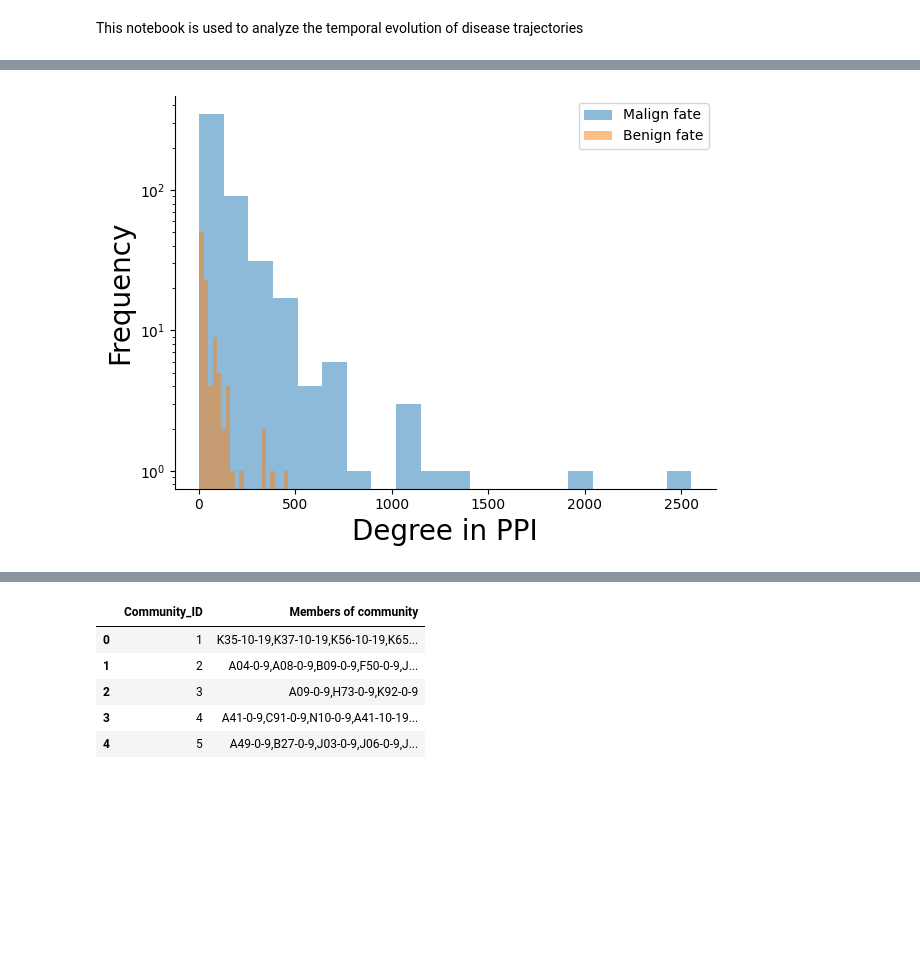
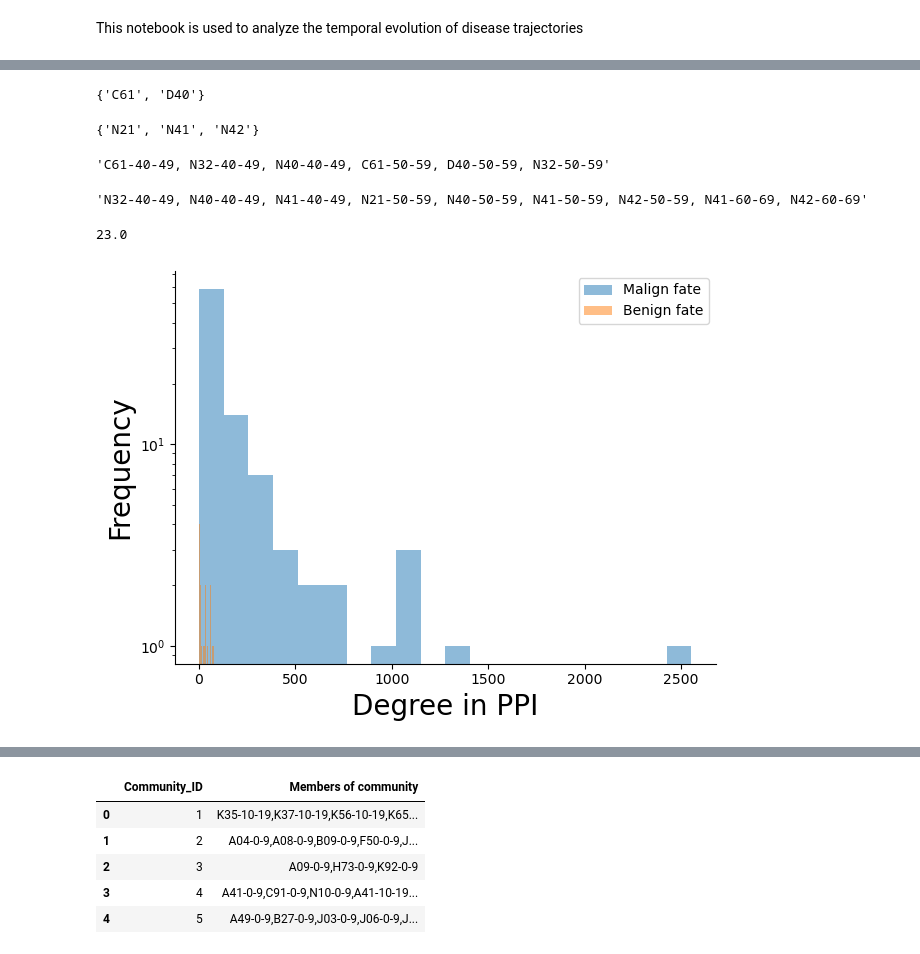
Before and after one commit to superlsd/GenEpi, a Jupyter notebook: Genepi_07_TemporalEvolution.ipynb, the cells around one changed output, grey strips where cells are left out. Cells and saved outputs as stored; diff of their text form; code cells hidden in the pictures; blank space fills up the shorter version.

```diff
--- a/Genepi_07_TemporalEvolution.ipynb
+++ b/Genepi_07_TemporalEvolution.ipynb
@@ -164,7 +164,7 @@ ppi = pd.read_csv("input/autocore_ppi_symbol_lcc.csv",delimiter= ',',
 G_ppi = nx.from_pandas_edgelist(ppi, 'symbol1', 'symbol2')
 #Let's import the Elma diseases
 #Let's import the ICD-gene associations
-with open('output/allsources_icd_gene_dict_unified.pickle', 'rb') as handle:
+with open('output/allsources_icd_gene_dict_unified_v2026_official.pickle', 'rb') as handle:
     allsources_icd_gene_dict_unified = pk.load(handle)
 
 icd_genes_ppi_dict={}
@@ -313,0 +256,36 @@ for idx,deg_list in male_diverge_pairs_dict_gene_degree_differences.items():
+# %%
+#Let's try with keeping the gene repetition
+
+male_diverge_pairs_dict_gene_degree_differences_pval = {}
+male_diverge_pairs_dict_gene_degree_differences_fdr = {}
+male_diverge_pairs_dict_gene_degree_differences = {}
+for trj,trj_dis_set in male_diverge_pairs_dict_dis_differences.items():
+    genelist_1 = []
+    genelist_2 = []
+    for dis in trj_dis_set[0]:
+        try:
+            genelist_1.extend(icd_genes_ppi_dict[dis])
+        except:
+            pass
+    for dis in trj_dis_set[1]:
+        try:
+            genelist_2.extend(icd_genes_ppi_dict[dis])
+        except:
+            pass
+    genelist_1_deg = [G_ppi.degree(gene) for gene in genelist_1]
+    genelist_2_deg = [G_ppi.degree(gene) for gene in genelist_2]
+    try:
+        male_diverge_pairs_dict_gene_degree_differences[trj] = [genelist_1_deg,genelist_2_deg]
+        t, p = stats.mannwhitneyu(genelist_1_deg, genelist_2_deg)
+        if str(p)!='nan':
+            male_diverge_pairs_dict_gene_degree_differences_pval[trj] = float(p)
+    except:
+        pass
+
+
+adj_pval=fdr_adjustment(list(male_diverge_pairs_dict_gene_degree_differences_pval.values()),0.05)
+pair_list=list(male_diverge_pairs_dict_gene_degree_differences_pval.keys())
+for i in range(len(adj_pval)):
+    male_diverge_pairs_dict_gene_degree_differences_fdr[pair_list[i]]=adj_pval[i]
+
+print(len([trj for trj in male_diverge_pairs_dict_gene_degree_differences_fdr.keys() if male_diverge_pairs_dict_gene_degree_differences_fdr[trj]<0.05]))
@@ -314,26 +322,46 @@ for idx,deg_list in male_diverge_pairs_dict_gene_degree_differences.items():
+# %%
+male_diverge_pairs_dict_dis_differences[6][0]
+# %% [output]
+{'C61', 'D40'}
+# %%
+male_diverge_pairs_dict_dis_differences[6][1]
+# %% [output]
+{'N21', 'N41', 'N42'}
+# %%
+diverge_pairs_male_df.loc[6]['Cluster1']
+# %% [output]
+'C61-40-49, N32-40-49, N40-40-49, C61-50-59, D40-50-59, N32-50-59'
+# %%
+diverge_pairs_male_df.loc[6]['Cluster2']
+# %% [output]
+'N32-40-49, N40-40-49, N41-40-49, N21-50-59, N40-50-59, N41-50-59, N42-50-59, N41-60-69, N42-60-69'
+# %%
+np.median(male_diverge_pairs_dict_gene_degree_differences[6][1])
+# %% [output]
+23.0
 # %%
 fig1, ax1 = plt.subplots()
 
 # Define custom labels for the plot
 labels=['Malign fate',
         'Benign fate']
 
 plt.xlabel('Degree in PPI',fontsize=20)
-comparing_group_list= [male_diverge_pairs_dict_gene_degree_differences[33][0],male_diverge_pairs_dict_gene_degree_differences[33][1]]
+comparing_group_list= [male_diverge_pairs_dict_gene_degree_differences[6][0],male_diverge_pairs_dict_gene_degree_differences[6][1]]
 ax1.spines['top'].set_visible(False)
 ax1.spines['right'].set_visible(False)
 ax1.spines['bottom'].set_visible(True)
 ax1.spines['left'].set_visible(True)
 # Plot histogram for each list in comparing_group_list
 num_bins = 20  # Choose an appropriate number of bins for your data
 for data, label in zip(comparing_group_list, labels):
     # Create a histogram for each set of data
     counts, bins, patches = ax1.hist(data, num_bins, label=label, alpha=0.5)
 plt.yscale("log")
 plt.ylabel("Frequency",fontsize=20)
 ax1.legend()  # Add a legend if you want to label each histogram
 plt.tight_layout()
-plt.savefig('Figures/Divergent_Trj_Degree_Distribution_Example.pdf',format='pdf',dpi=300, bbox_inches = "tight")
+plt.savefig('Figures/Divergent_Trj_Degree_Distribution_Example_2026_official.pdf',format='pdf',dpi=300, bbox_inches = "tight")
 plt.show()
 # %% [output]
-[figure, old version]
+[figure, new version]
```
Also changed, not shown: parts of 150 cells of this notebook.
